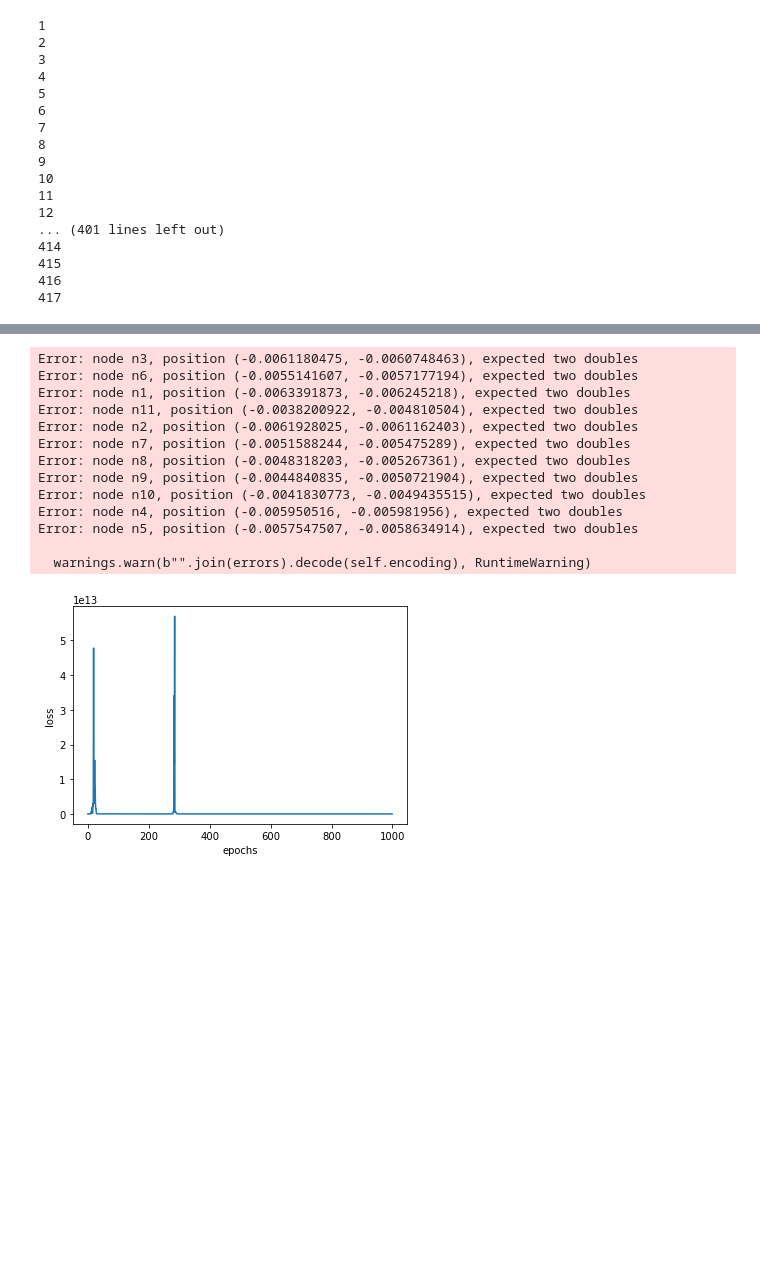
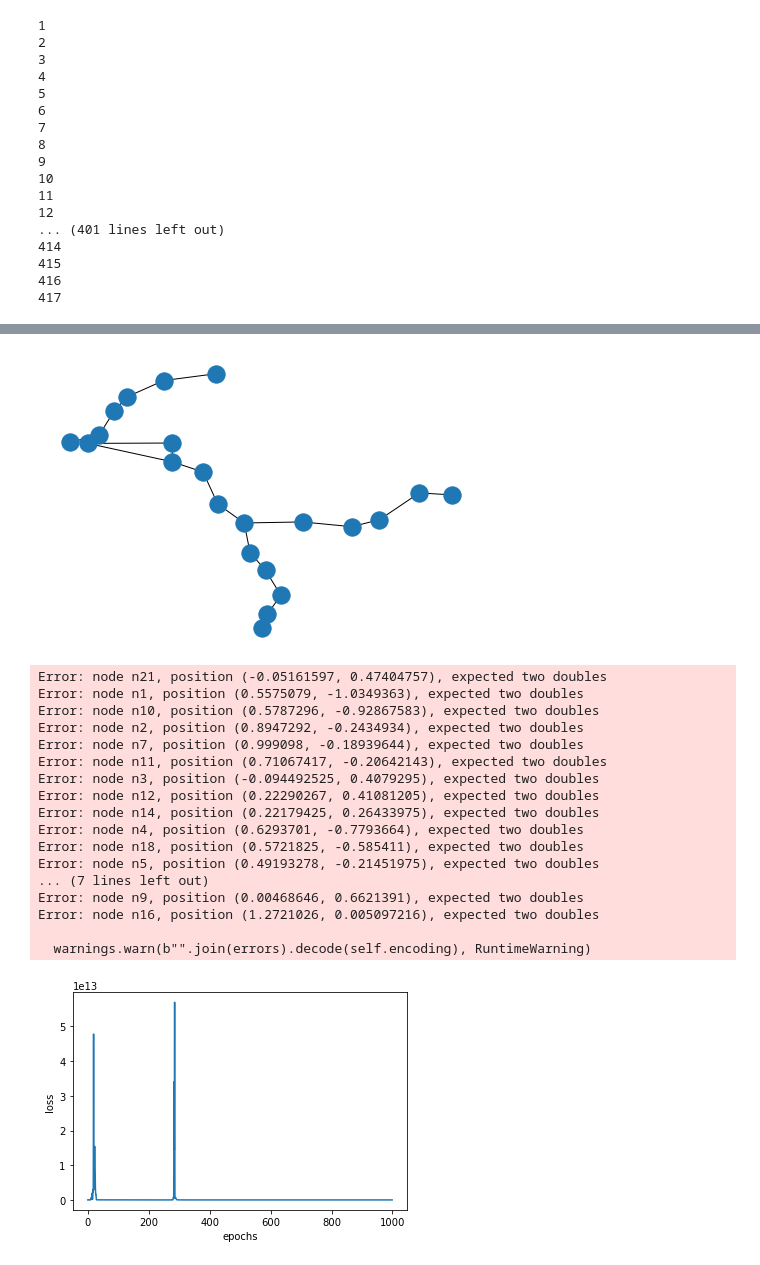
Before and after one commit to zhenxingCui/deepgd, a Jupyter notebook: gnn_stress.ipynb, the cells around one changed output, grey strips where cells are left out. Drawn from its saved outputs; the diff is of its cells as text; code cells hidden in the pictures; blank space fills up the shorter version.

```diff
--- a/gnn_stress.ipynb
+++ b/gnn_stress.ipynb
@@ -341,25 +353,31 @@ for epoch in range(start_epoch, num_epochs):
 # %%
-G_vis = G_list[5]
-node_pos = evaluate(model, data_list[5])
-graph_vis(G_vis, node_pos, f'train.png')
+G_vis = G_list[400]
+node_pos = evaluate(model, data_list[400])
+graph_vis(G_vis, node_pos, f'model_400.png')
+# %% [output]
+[figure, added]
 # %%
 from networkx.drawing.nx_agraph import graphviz_layout, to_agraph
 import pygraphviz as pgv
-A = to_agraph(G_list[380])
+A = to_agraph(G_vis)
 A.layout('neato')
-A.draw('380.png')
+A.draw('400.png')
 # %% [output]
-Error: node n3, position (-0.0061180475, -0.0060748463), expected two doubles
-Error: node n6, position (-0.0055141607, -0.0057177194), expected two doubles
-Error: node n1, position (-0.0063391873, -0.006245218), expected two doubles
-Error: node n11, position (-0.0038200922, -0.004810504), expected two doubles
-Error: node n2, position (-0.0061928025, -0.0061162403), expected two doubles
-Error: node n7, position (-0.0051588244, -0.005475289), expected two doubles
-Error: node n8, position (-0.0048318203, -0.005267361), expected two doubles
-Error: node n9, position (-0.0044840835, -0.0050721904), expected two doubles
-Error: node n10, position (-0.0041830773, -0.0049435515), expected two doubles
-Error: node n4, position (-0.005950516, -0.005981956), expected two doubles
-Error: node n5, position (-0.0057547507, -0.0058634914), expected two doubles
+Error: node n21, position (-0.05161597, 0.47404757), expected two doubles
+Error: node n1, position (0.5575079, -1.0349363), expected two doubles
+Error: node n10, position (0.5787296, -0.92867583), expected two doubles
+Error: node n2, position (0.8947292, -0.2434934), expected two doubles
+Error: node n7, position (0.999098, -0.18939644), expected two doubles
+Error: node n11, position (0.71067417, -0.20642143), expected two doubles
+Error: node n3, position (-0.094492525, 0.4079295), expected two doubles
+Error: node n12, position (0.22290267, 0.41081205), expected two doubles
+Error: node n14, position (0.22179425, 0.26433975), expected two doubles
+Error: node n4, position (0.6293701, -0.7793664), expected two doubles
+Error: node n18, position (0.5721825, -0.585411), expected two doubles
+Error: node n5, position (0.49193278, -0.21451975), expected two doubles
+... (7 lines left out)
+Error: node n9, position (0.00468646, 0.6621391), expected two doubles
+Error: node n16, position (1.2721026, 0.005097216), expected two doubles
 
   warnings.warn(b"".join(errors).decode(self.encoding), RuntimeWarning)
 # %%
```
Also changed, not shown: parts of 2 cells of this notebook.
